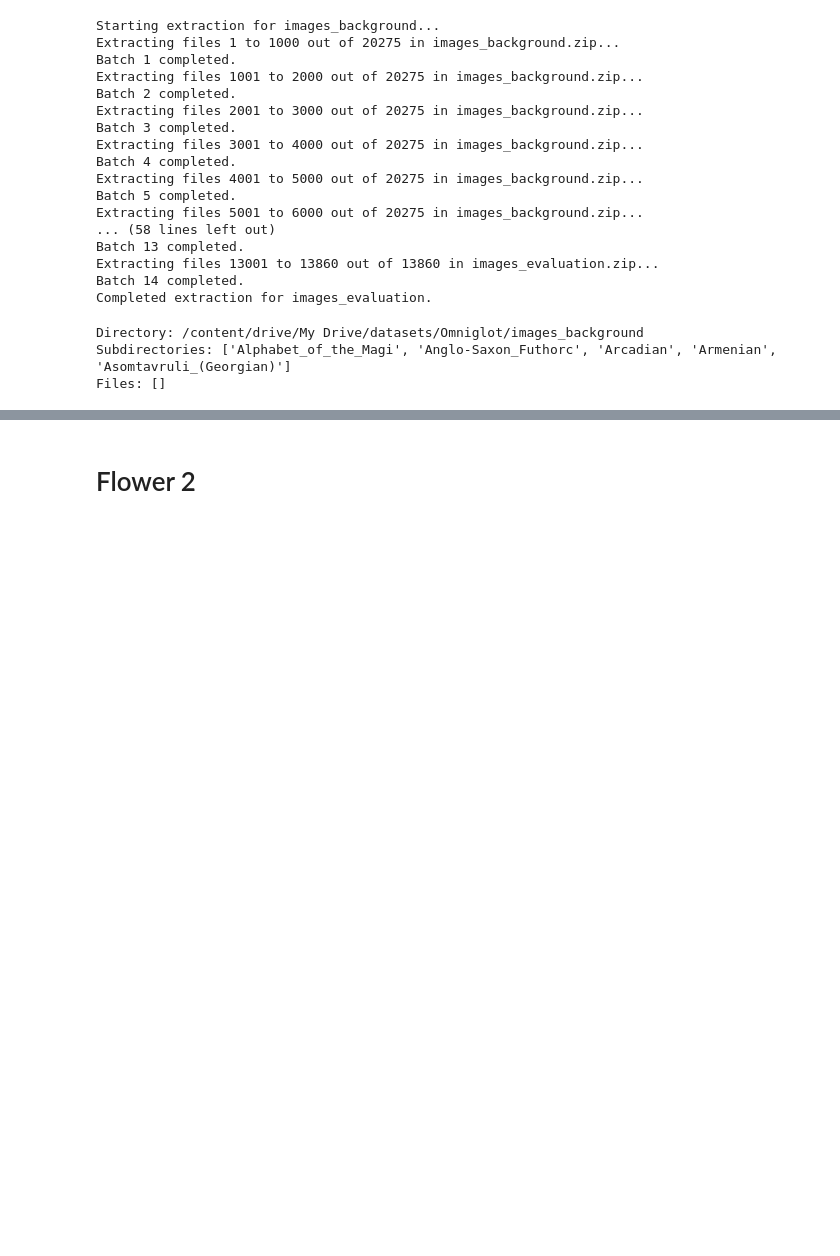
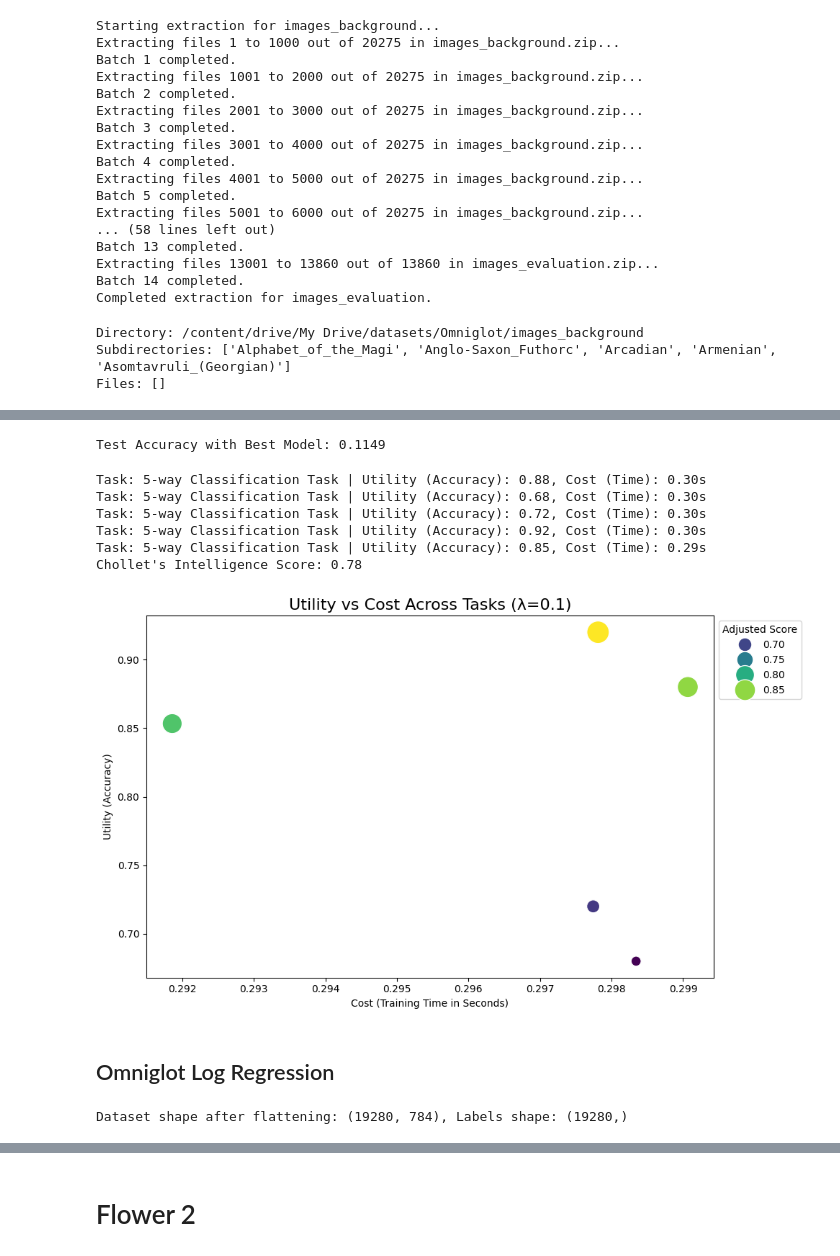
Before and after one commit to kaitlynrying/PHIL293_Final, a Jupyter notebook: Omniglot_VGG_Flower.ipynb, the cells around one changed output, grey strips where cells are left out. Drawn from its saved outputs; the diff is of its cells as text; code cells hidden in the pictures; blank space fills up the shorter version.

Commit message:
Add Omniglot VGG Flower notebook

```diff
--- a/Omniglot_VGG_Flower.ipynb
+++ b/Omniglot_VGG_Flower.ipynb
@@ -745,0 +357,6 @@ Chollet's Intelligence Score: -0.01
+# %%
+# Evaluate the best model
+_, test_accuracy = best_cnn_model.evaluate(X_test, Y_test, verbose=0)
+print(f"Test Accuracy with Best Model: {test_accuracy:.4f}")
+# %% [output]
+Test Accuracy with Best Model: 0.1149
@@ -745,0 +459,54 @@ Chollet's Intelligence Score: -0.01
+# %%
+# Run Chollet’s Measure
+score, task_metrics = run_cnn_with_chollet(
+    X_train, Y_train, best_cnn_model, num_classes=5, num_train_samples=5, num_test_samples=15
+)
+# %% [output]
+Task: 5-way Classification Task | Utility (Accuracy): 0.88, Cost (Time): 0.30s
+Task: 5-way Classification Task | Utility (Accuracy): 0.68, Cost (Time): 0.30s
+Task: 5-way Classification Task | Utility (Accuracy): 0.72, Cost (Time): 0.30s
+Task: 5-way Classification Task | Utility (Accuracy): 0.92, Cost (Time): 0.30s
+Task: 5-way Classification Task | Utility (Accuracy): 0.85, Cost (Time): 0.29s
+Chollet's Intelligence Score: 0.78
+# %%
+import matplotlib.pyplot as plt
+import seaborn as sns
+import pandas as pd
+
+def plot_task_metrics(task_metrics, lambda_factor=0.1):
+    """
+    Visualize the relationship between utility, cost, and adjusted score across tasks.
+
+    Args:
+        task_metrics (list): List of dictionaries with "utility" and "cost" for each task.
+        lambda_factor (float): Lambda factor used in Chollet's measure.
+    """
+    # Create a DataFrame for visualization
+    data = pd.DataFrame(task_metrics)
+    data['adjusted_score'] = data['utility'] - lambda_factor * data['cost']
+    data['task'] = range(1, len(task_metrics) + 1)  # Add task numbers
+
+    # Plot utility vs cost with adjusted score as size
+    plt.figure(figsize=(10, 6))
+    sns.scatterplot(
+        x='cost',
+        y='utility',
+        size='adjusted_score',
+        hue='adjusted_score',
+        data=data,
+        palette='viridis',
+        sizes=(100, 500),
+        legend='brief'
+    )
+    plt.title(f"Utility vs Cost Across Tasks (λ={lambda_factor})", fontsize=16)
+    plt.xlabel("Cost (Training Time in Seconds)")
+    plt.ylabel("Utility (Accuracy)")
+    plt.legend(title="Adjusted Score", loc='upper left', bbox_to_anchor=(1, 1))
+    plt.tight_layout()
+    plt.show()
+# %%
+plot_task_metrics(task_metrics, lambda_factor=0.1)
+# %% [output]
+[figure, added]
+# %% [markdown]
+## Omniglot Log Regression
@@ -745,0 +537,19 @@ Chollet's Intelligence Score: -0.01
+# %%
+def dataset_to_numpy(tf_dataset):
+    """
+    Convert TensorFlow dataset to NumPy arrays.
+    """
+    images, labels = [], []
+    for batch_images, batch_labels in tf_dataset:
+        images.extend(batch_images.numpy())
+        labels.extend(batch_labels.numpy())
+    return np.array(images), np.array(labels)
+
+# Convert the dataset
+X, Y = dataset_to_numpy(tf_dataset)
+
+# Flatten images for logistic regression (28x28 -> 784)
+X = X.reshape(X.shape[0], -1)  # Flatten each image
+print(f"Dataset shape after flattening: {X.shape}, Labels shape: {Y.shape}")
+# %% [output]
+Dataset shape after flattening: (19280, 784), Labels shape: (19280,)
```
Also changed, not shown: parts of 108 cells of this notebook.
